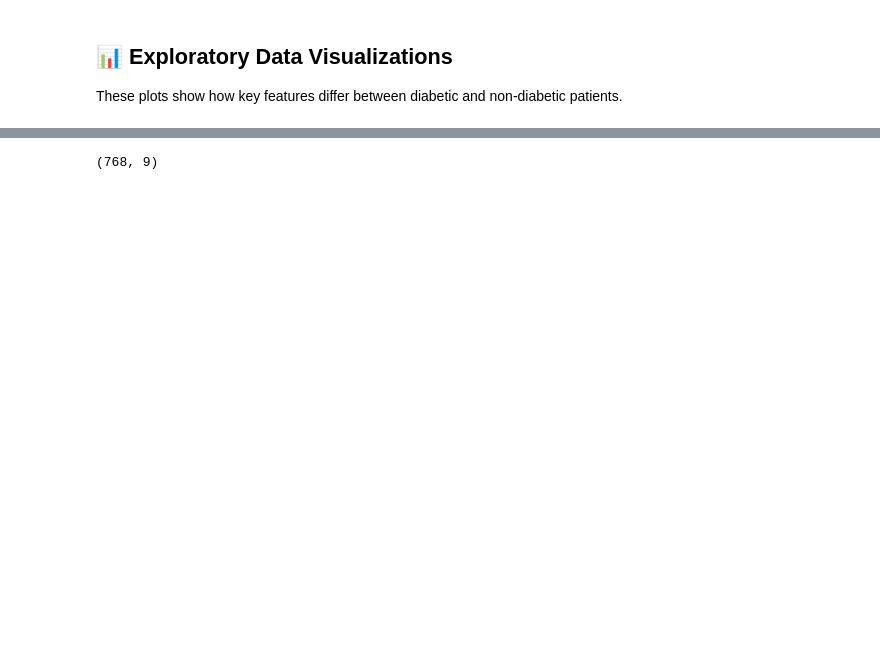
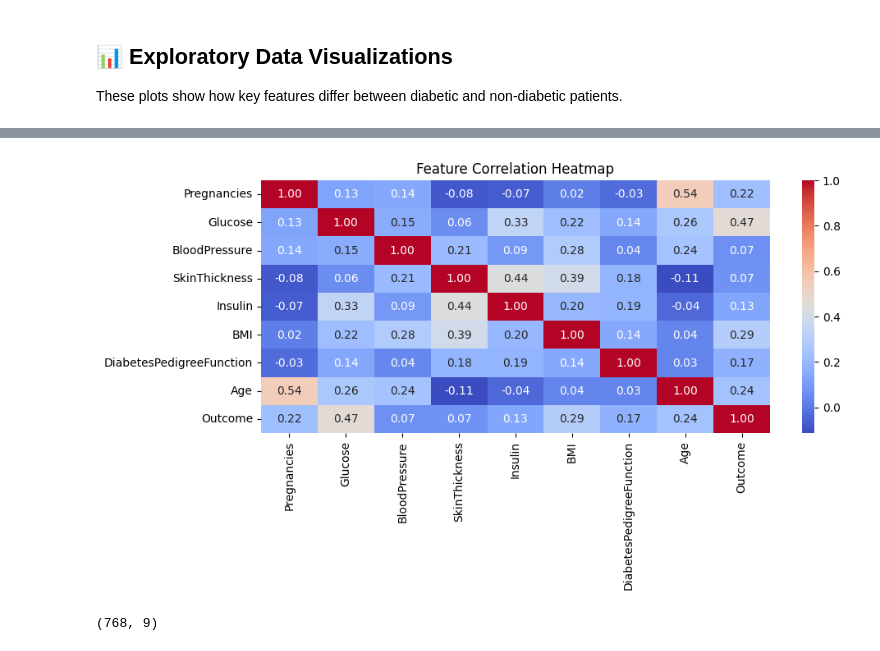
Before and after one commit to b-akash-krishna/Internpe_AIML_Internship, a Jupyter notebook: Project_3_Diabetes_Prediction_Final.ipynb, the cells around one changed output, grey strips where cells are left out. Cells and saved outputs as stored; diff of their text form; code cells hidden in the pictures; blank space fills up the shorter version.

```diff
--- a/Project_3_Diabetes_Prediction_Final.ipynb
+++ b/Project_3_Diabetes_Prediction_Final.ipynb
@@ -47,9 +49,11 @@ plt.show()
 # %%
 # Correlation heatmap
-plt.figure(figsize=(10,7))
+plt.figure(figsize=(10,4))
 sns.heatmap(diabetes_dataset.corr(), annot=True, cmap='coolwarm', fmt='.2f')
 plt.title('Feature Correlation Heatmap')
 plt.show()
+# %% [output]
+[figure, added]
 # %%
 # number of rows and Columns in this dataset
 diabetes_dataset.shape
```
Also changed, not shown: parts of 28 cells of this notebook.
